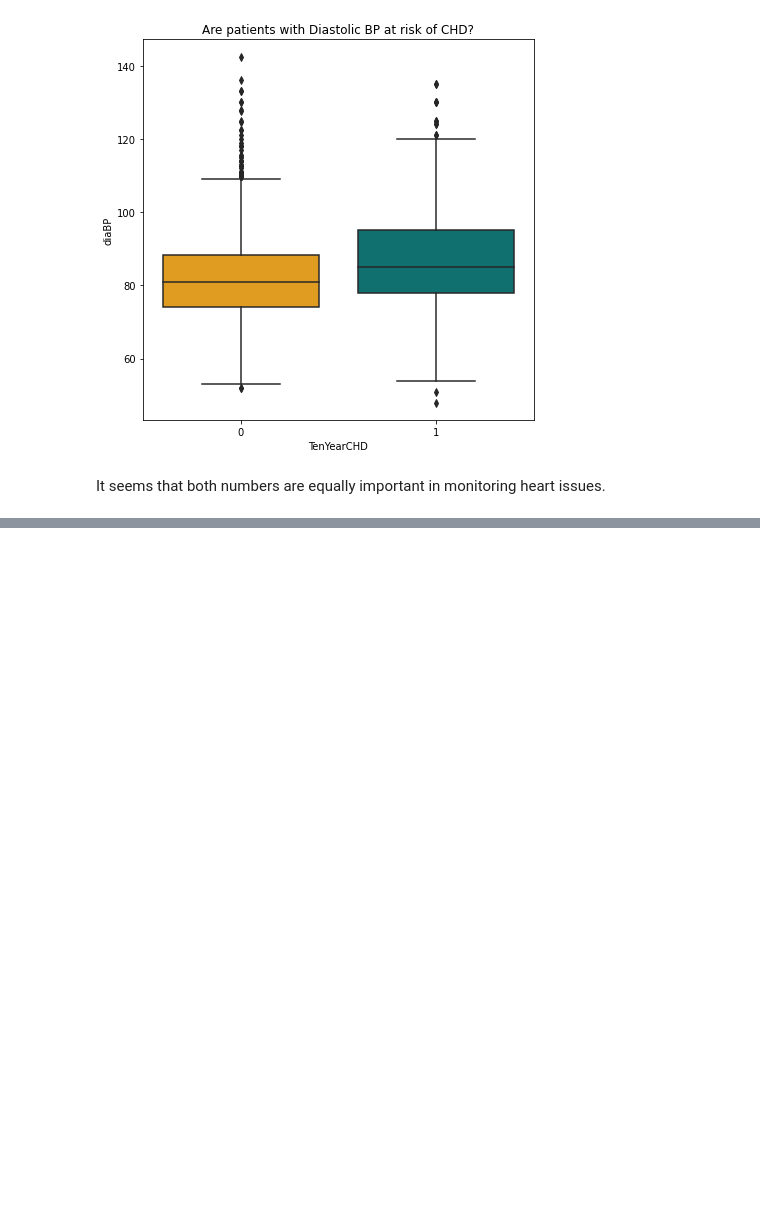
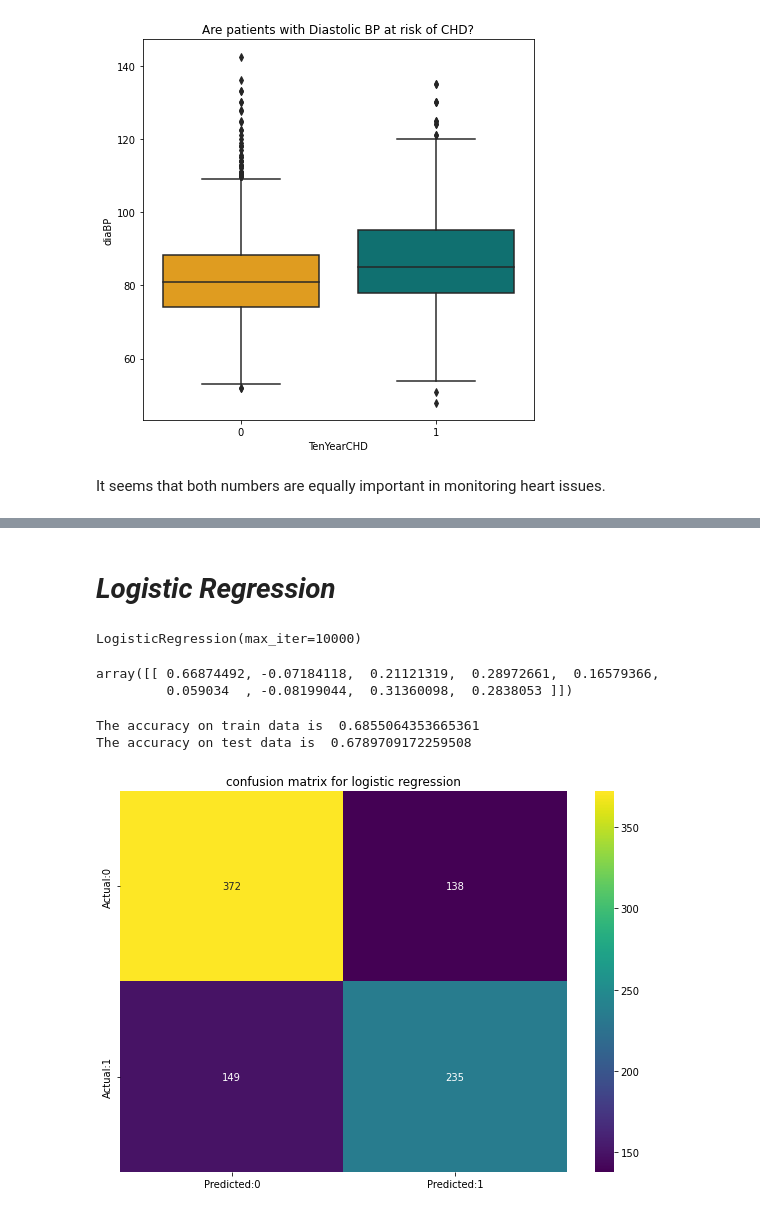
Before and after one commit to Manass20/Cardiovascular-risk-prediction-Manas, a Jupyter notebook: Cardiovascular_risk_prediction_Manas.ipynb, the cells around one changed output, grey strips where cells are left out. Drawn from its saved outputs; the diff is of its cells as text; code cells hidden in the pictures; blank space fills up the shorter version.

```diff
--- a/Cardiovascular_risk_prediction_Manas.ipynb
+++ b/Cardiovascular_risk_prediction_Manas.ipynb
@@ -445,0 +606,50 @@ It seems that both numbers are equally important in monitoring heart issues.
+# %%
+#Let's split our data
+X_train,X_test,y_train,y_test = train_test_split(X_smote,y_smote,test_size=.2)
+# %%
+# scaling the data
+scaler = StandardScaler()
+
+X_train_scaled = scaler.fit_transform(X_train)
+X_train = pd.DataFrame(X_train_scaled)
+
+X_test_scaled = scaler.transform(X_test)
+X_test = pd.DataFrame(X_test_scaled)
+# %% [markdown]
+# ***Logistic Regression***
+# %%
+# create and train logistic regression model
+logistic_regression_model = LogisticRegression(fit_intercept=True, max_iter=10000)
+logistic_regression_model.fit(X_train, y_train)
+# %% [output]
+LogisticRegression(max_iter=10000)
+# %%
+#Check ourmodel coefficients
+logistic_regression_model.coef_
+# %% [output]
+array([[ 0.66874492, -0.07184118,  0.21121319,  0.28972661,  0.16579366,
+         0.059034  , -0.08199044,  0.31360098,  0.2838053 ]])
+# %%
+#Check the predicted probabilities
+train_preds = logistic_regression_model.predict(X_train)
+test_preds = logistic_regression_model.predict(X_test)
+# %%
+#Check the accuracy scores
+train_accuracy = accuracy_score(train_preds,y_train)
+test_accuracy = accuracy_score(test_preds,y_test)
+
+print("The accuracy on train data is ", train_accuracy)
+print("The accuracy on test data is ", test_accuracy)
+# %% [output]
+The accuracy on train data is  0.6855064353665361
+The accuracy on test data is  0.6789709172259508
+# %%
+#plot the confusion matrix
+conf_mat = confusion_matrix(y_test,test_preds)
+conf_matrix=pd.DataFrame(data=conf_mat,index=['Actual:0','Actual:1'],columns=['Predicted:0','Predicted:1'])
+plt.figure(figsize=(10,7))
+sns.heatmap(conf_matrix,annot=True,fmt='d',cmap='viridis')
+plt.title('confusion matrix for logistic regression')
+plt.show()
+# %% [output]
+[figure, added]
```
Also changed, not shown: parts of 22 cells of this notebook.
